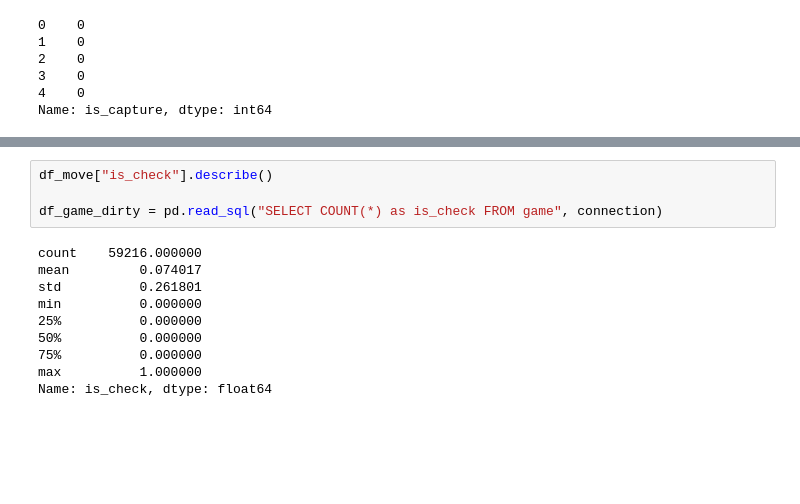
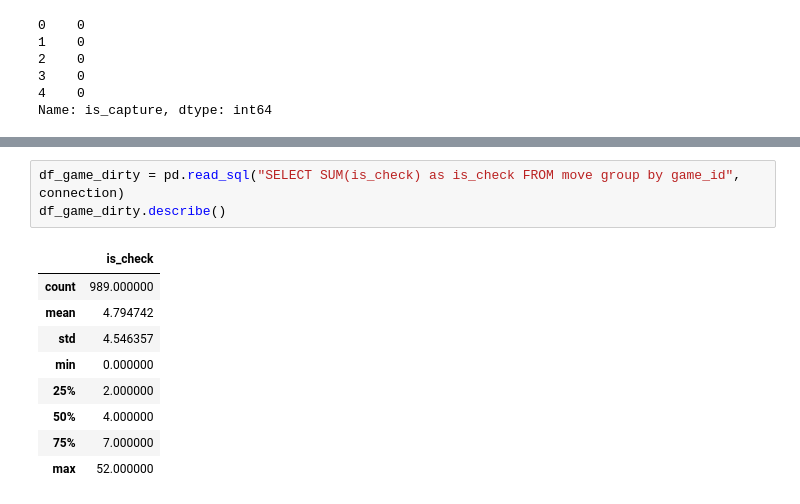
Before and after one commit to endoffline/chess_analytics, a Jupyter notebook: graphs/captures.ipynb, the cells around one changed output, grey strips where cells are left out. Cells and saved outputs as stored; diff of their text form; blank space fills up the shorter version.

```diff
--- a/graphs/captures.ipynb
+++ b/graphs/captures.ipynb
@@ -91,14 +112,13 @@ fig.savefig("line_check.pdf")
 # %%
-df_move["is_check"].describe()
-
-df_game_dirty = pd.read_sql("SELECT COUNT(*) as is_check FROM game", connection)
+df_game_dirty = pd.read_sql("SELECT SUM(is_check) as is_check FROM move group by game_id", connection)
+df_game_dirty.describe()
 # %% [output]
-count    59216.000000
-mean         0.074017
-std          0.261801
-min          0.000000
-25%          0.000000
-50%          0.000000
-75%          0.000000
-max          1.000000
-Name: is_check, dtype: float64
+|  | is_check |
+| count | 989.000000 |
+| mean | 4.794742 |
+| std | 4.546357 |
+| min | 0.000000 |
+| 25% | 2.000000 |
+| 50% | 4.000000 |
+| 75% | 7.000000 |
+| max | 52.000000 |
```
Also changed, not shown: parts of 7 cells of this notebook, 48 other files.
